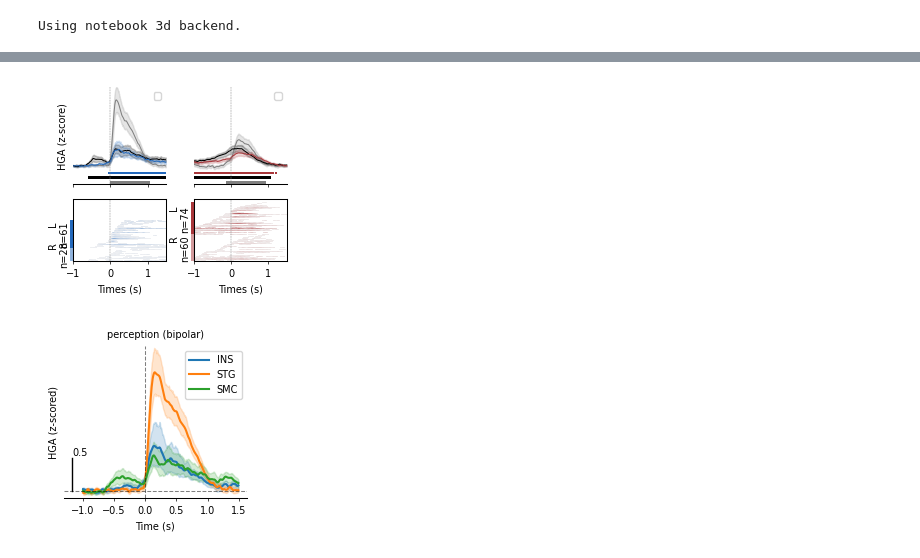
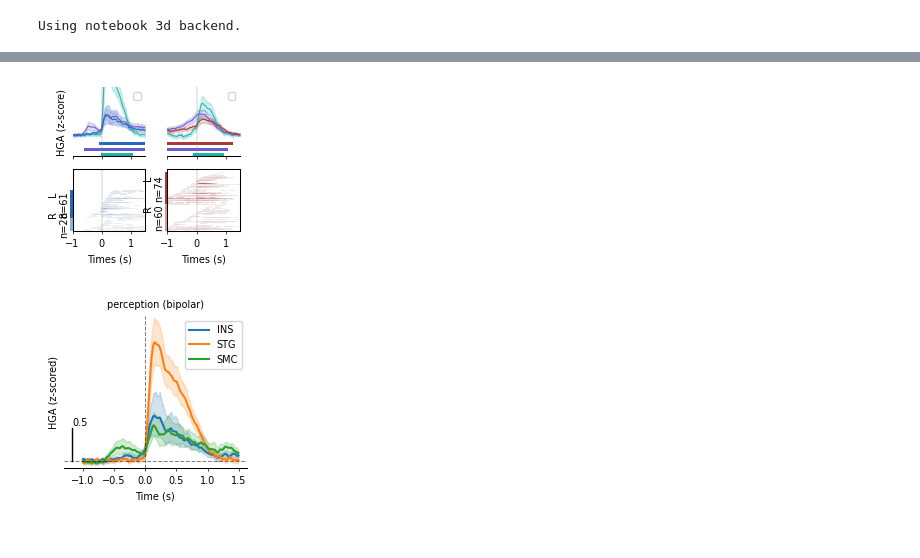
Before and after one commit to shinanlin/insula, a Jupyter notebook: viz/HGAs.ipynb, the cells around one changed output, grey strips where cells are left out. Saved outputs shown, nothing was run; the diff lists cells and outputs as text; code cells hidden in the pictures.

```diff
--- a/viz/HGAs.ipynb
+++ b/viz/HGAs.ipynb
@@ -29,8 +29,14 @@ blue = '#2369BD'
 orange = '#CC8963'
 green = '#009944'
 
+stg_color = '#20B2AA'
+smc_color = '#6A5ACD'
+insula_color = '#D4AF37'
+
 reds = sns.light_palette(red, as_cmap=True)
 blues = sns.light_palette(blue, as_cmap=True)
+oranges = sns.light_palette(orange, as_cmap=True)
+greens = sns.light_palette(green, as_cmap=True)
 
 recon_dir = '/cwork/ns458/ECoG_Recon/'
 mne.viz.set_3d_backend('notebook')                    # MNE 3D in-notebook static backend
@@ -137,8 +141,8 @@ perception = np.pad(
 )
 
 ax2_height = 0.01*(n_production + n_perception)
-fig, (ax1, ax2) = plt.subplots(nrows=2, ncols=2, figsize=(7*cm, (ax2_height + 3.5)*cm),
-                               gridspec_kw={'width_ratios': [1, 1], 'height_ratios': [3.5, ax2_height]})
+fig, (ax1, ax2) = plt.subplots(nrows=2, ncols=2, figsize=(5.5*cm, (ax2_height + 2.5)*cm),
+                               gridspec_kw={'width_ratios': [1, 1], 'height_ratios': [2.5, ax2_height]})
 
 
 plt.subplots_adjust(wspace=0.3)
@@ -153,7 +157,7 @@ sns.lineplot(
     hue='roi',
     hue_order=order,
     ax=ax1[0],
-    palette=['gray','black', blue],
+    palette=[stg_color, smc_color, blue],
     legend=False,
     lw=0.75
 )
@@ -165,7 +169,7 @@ sns.lineplot(
     hue='roi',
     hue_order=order,
     ax=ax1[1],
-    palette=['gray', 'black', red],
+    palette=[stg_color, smc_color, red],
     legend=False,
     lw=.75
 )
@@ -174,8 +178,8 @@ sns.lineplot(
 band_h = 0.06  # 每个 bar 的高度
 gap = 0.06    # bar 之间的间隔
 y_base = -0.45  # 从 y=-0.25 开始往上画
-colors = {'STG': 'gray', 'SMC': 'black', 'INS': blue}  # perception 用 blue
-colors_prod = {'STG': 'gray', 'SMC': 'black', 'INS': red}  # production 用 red
+colors = {'STG': stg_color, 'SMC': smc_color, 'INS': blue}  # perception 用 blue
+colors_prod = {'STG': stg_color, 'SMC': smc_color, 'INS': red}  # production 用 red
 
 for ax_idx, (ax, desc, col_map) in enumerate([
     (ax1[0], 'perception', colors),
@@ -211,12 +215,14 @@ ax2[0].pcolormesh(HGAs.time.unique(),
                np.arange(perception.shape[0]),
                perception,
                cmap=blues,
+               rasterized=True
               )
 
 ax2[1].pcolormesh(HGAs.time.unique(),
                np.arange(production.shape[0]),
                production,
                cmap=reds,
+               rasterized=True
               )
 
 # ============ 左边加 bar 表示左右脑 ============
@@ -266,35 +272,35 @@ for ax in ax1:
     ax.tick_params(labelsize=fontsize, width=0.5, length=2, which='both')
     plt.setp(ax.spines.values(), linewidth=0.75)
 
     ax.axvline(x=0, color='gray', linestyle='--', linewidth=0.35)
     # ax.axhline(y=0, color='gray', linestyle='--', linewidth=0.35)
 
-    ax.set_ylim(-0.45, 2)
+    ax.set_ylim(-0.45, 1)
     ax.set_xlim(-1, 1.5)
     ax.set_xticklabels([])
     ax.set_yticklabels([])
     ax.set_yticks([])
     ax.set_ylabel('HGA (z-score)', fontsize=fontsize)
     ax.set_xlabel('', fontsize=fontsize)
 
     ax.legend(fontsize=fontsize)
 
 ax1[1].set_ylabel('')
 
 for ax in ax2:
     # remove the top, right spines
     ax.tick_params(labelsize=fontsize, width=0.5, length=2, which='both')
     plt.setp(ax.spines.values(), linewidth=0.75)
 
     ax.set_xlim(-1, 1.5)
     ax.set_yticks([])
 
     ax.axvline(x=0, color='gray', linestyle='--', linewidth=0.35)
     ax.set_xlabel('Times (s)', fontsize=fontsize)
 
 fig.savefig(f'../img/fig1/fig1_HGA_{task}_{ref}.svg', dpi=300, bbox_inches='tight')
 # %% [output]
-[figure, old version]
+[figure, new version]
 # %%
 fig, ax = plt.subplots(figsize=(6*cm, 5*cm))
 
```
Also changed, not shown: parts of 14 cells of this notebook, 21 other files.
